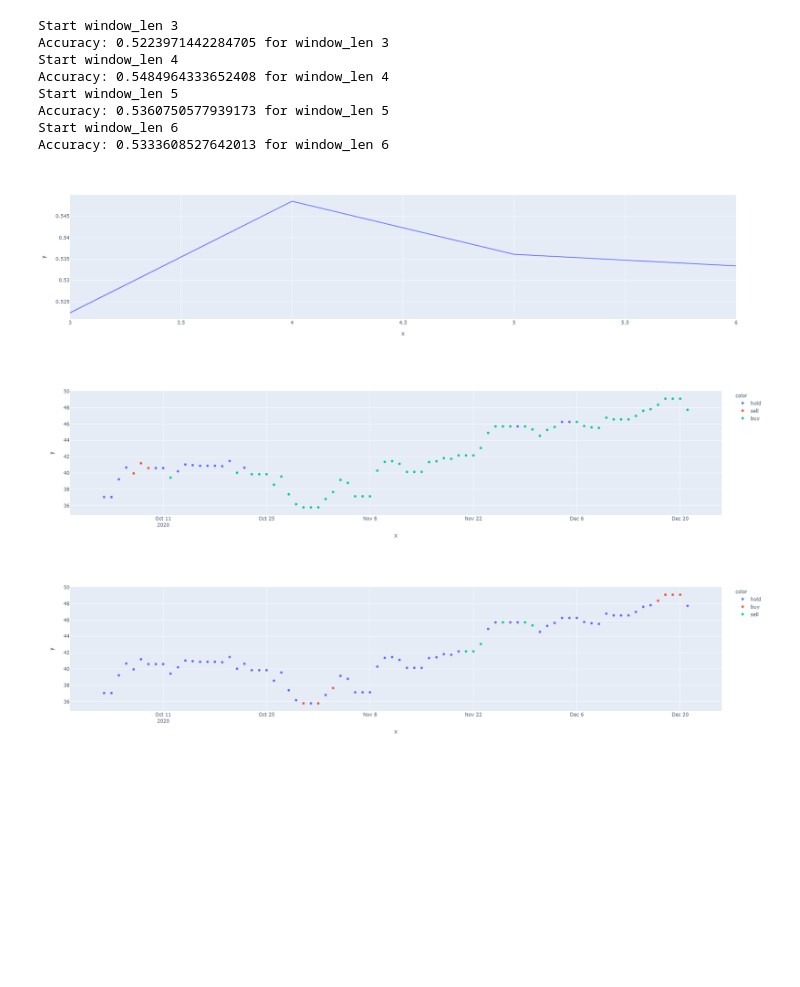
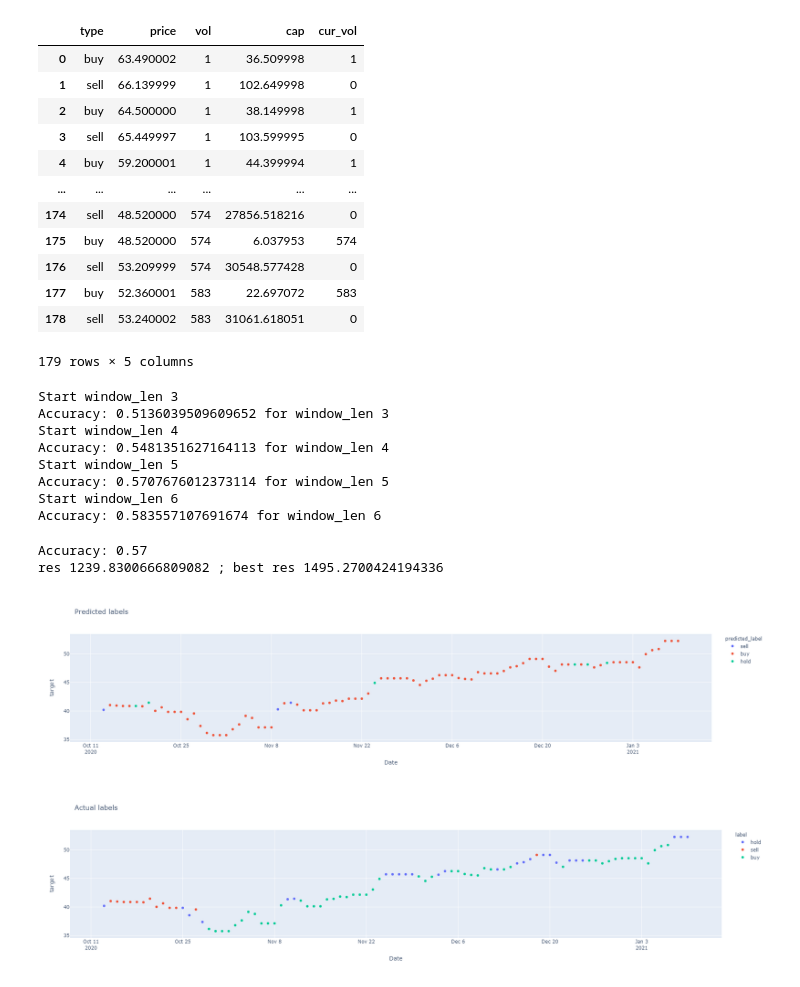
Before and after one commit to svkov/time-series-forecasting, a Jupyter notebook: notebooks/Classification.ipynb, the cells around one changed output. Cells and saved outputs as stored; diff of their text form; code cells hidden in the pictures; blank space fills up the shorter version.

```diff
--- a/notebooks/Classification.ipynb
+++ b/notebooks/Classification.ipynb
@@ -261,40 +108,63 @@ def get_accuracy(df, window_len):
+# %%
+cap, log = Simulation(100).play_simulation(df)
+log
+# %% [output]
+|  | type | price | vol | cap | cur_vol |
+| 0 | buy | 63.490002 | 1 | 36.509998 | 1 |
+| 1 | sell | 66.139999 | 1 | 102.649998 | 0 |
+| 2 | buy | 64.500000 | 1 | 38.149998 | 1 |
+| 3 | sell | 65.449997 | 1 | 103.599995 | 0 |
+| 4 | buy | 59.200001 | 1 | 44.399994 | 1 |
+| ... | ... | ... | ... | ... | ... |
+| 174 | sell | 48.520000 | 574 | 27856.518216 | 0 |
+| 175 | buy | 48.520000 | 574 | 6.037953 | 574 |
+| 176 | sell | 53.209999 | 574 | 30548.577428 | 0 |
+| 177 | buy | 52.360001 | 583 | 22.697072 | 583 |
+| 178 | sell | 53.240002 | 583 | 31061.618051 | 0 |
+179 rows × 5 columns
 # %%
 n = 5
-thresh = 1
-
 delta = int(n // 2)
 
 accs = []
 wls = []
+
+df = prepare_data_without_window(n=n)
 for window_len in range(n - delta, n + delta):
     print('Start window_len', window_len)
-    df = prepare_data(n=n, thresh=thresh, window_len=window_len)
-    acc = get_accuracy(df, window_len)
+    df_window = generate_window(df, window_len=window_len)
+    acc = best_window_len_cv(df_window, window_len)
 
     accs.append(acc)
     wls.append(window_len)
     print(f'Accuracy: {acc} for window_len {window_len}')
 # %% [output]
 Start window_len 3
-Accuracy: 0.5223971442284705 for window_len 3
+Accuracy: 0.5136039509609652 for window_len 3
 Start window_len 4
-Accuracy: 0.5484964333652408 for window_len 4
+Accuracy: 0.5481351627164113 for window_len 4
 Start window_len 5
-Accuracy: 0.5360750577939173 for window_len 5
+Accuracy: 0.5707676012373114 for window_len 5
 Start window_len 6
-Accuracy: 0.5333608527642013 for window_len 6
+Accuracy: 0.583557107691674 for window_len 6
-# %%
-fig = px.line(x=wls, y=accs)
-fig.show()
-# %% [output]
-[figure, removed]
-# %%
-fig = px.scatter(x=test.index, y=test.target, color=Y_test)
-fig.show()
-# %% [output]
-[figure, removed]
-# %%
-fig = px.scatter(x=test.index, y=test.target, color=y_pred)
-fig.show()
-# %% [output]
-[figure, removed]
+# %%
+window_len = 10
+n = 10
+df = prepare_data_without_window(n=n)
+df_window = generate_window(df, window_len=window_len)
+df_window = add_results_to_df(df_window, window_len)
+res, best_res = get_simulation_results(df_window)
+
+print('res', res, '; best res', best_res)
+# %% [output]
+Accuracy: 0.57
+res 1239.8300666809082 ; best res 1495.2700424194336
+# %%
+fig = px.scatter(df_window, x=df_window.index, y='target', color='predicted_label', title='Predicted labels')
+fig.show()
+
+fig = px.scatter(df_window, x=df_window.index, y='target', color='label', title='Actual labels')
+fig.show()
+# %% [output]
+[figure, added]
+[figure, added]
```
Also changed, not shown: parts of 30 cells of this notebook, 3 other files.
